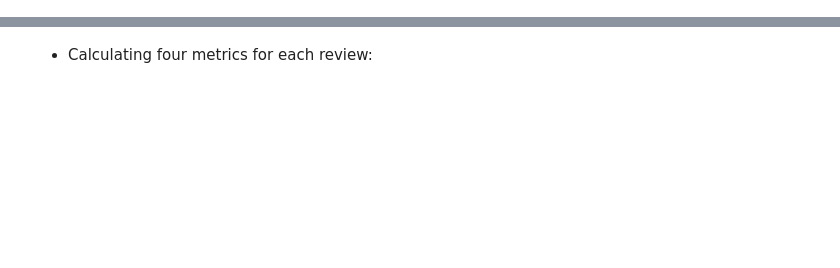
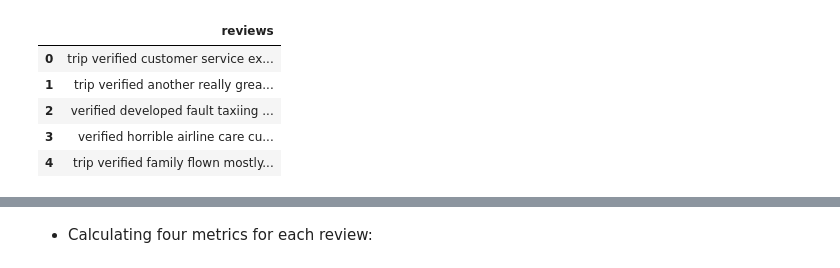
Before and after one commit to joyjoseph/British_Airways, a Jupyter notebook: Web_Scrapping/web_scrapping.ipynb, the cells around one changed output, grey strips where cells are left out. Cells and saved outputs as stored; diff of their text form; code cells hidden in the pictures; blank space fills up the shorter version.

```diff
--- a/Web_Scrapping/web_scrapping.ipynb
+++ b/Web_Scrapping/web_scrapping.ipynb
@@ -76,0 +199,45 @@ df["reviews"] = reviews
+# %%
+# creating a list of reviews words, the reviews data is extracted and stored in a list called reviews.
+
+reviews = list(df['reviews'])
+# %%
+# preprocessing loop, the review words are converted to lowercase, and then split into individual words.
+
+import re
+
+from nltk.stem import WordNetLemmatizer
+
+# lemmatizing each word (reduced to its base form) using the WordNetLemmatizer from nltk
+lemmatizer = WordNetLemmatizer()
+
+# joining the preprocessed text back together into a string and adding to a new list called corpus
+corpus = []
+
+for i in range(len(reviews)):
+
+    r = re.sub('[^a-zA-Z]', ' ', reviews[i])
+
+    r = r.lower()
+
+    r = r.split()
+
+    r = [word for word in r if word not in stopwords.words('english')]
+
+    r = [lemmatizer.lemmatize(word) for word in r]
+
+    r = ' '.join(r)
+
+    corpus.append(r)
+# %%
+# assigning corpus to data['reviews']
+df['reviews'] = corpus
+
+# printing the updated data
+df.head()
+# %% [output]
+|  | reviews |
+| 0 | trip verified customer service ex... |
+| 1 | trip verified another really grea... |
+| 2 | verified developed fault taxiing ... |
+| 3 | verified horrible airline care cu... |
+| 4 | trip verified family flown mostly... |
```
Also changed, not shown: parts of 51 cells of this notebook, 1 other file.
